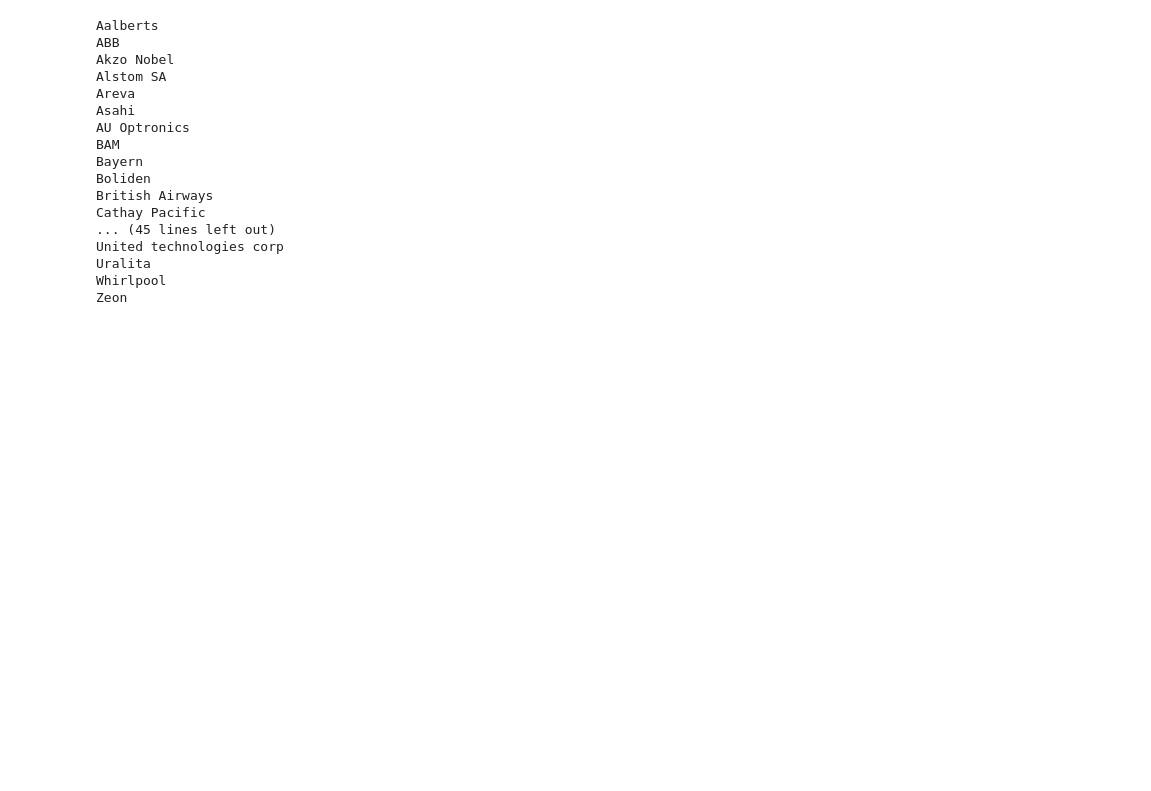
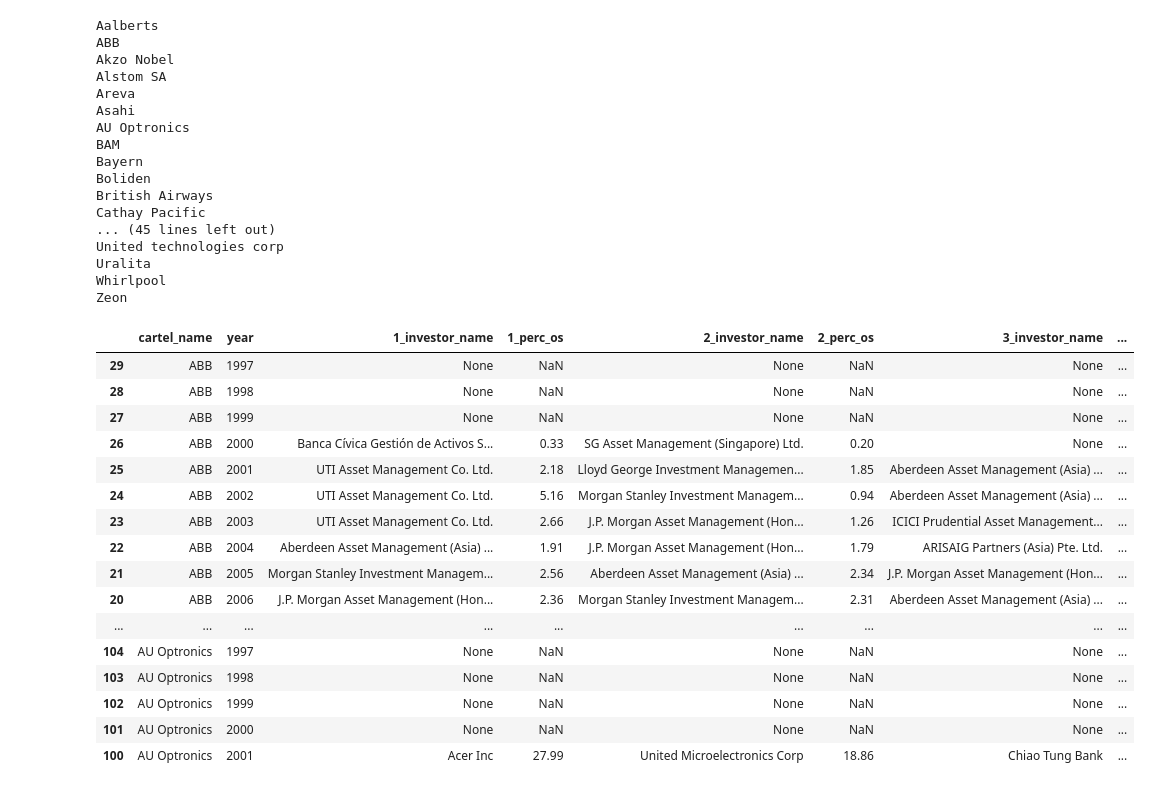
Before and after one commit to DeChrigi/BA_Thesis, a Jupyter notebook: shareholder_network.ipynb, the cells around one changed output. Cells and saved outputs as stored; diff of their text form; code cells hidden in the pictures; blank space fills up the shorter version.

```diff
--- a/shareholder_network.ipynb
+++ b/shareholder_network.ipynb
@@ -221,3 +204,78 @@ United technologies corp
 Uralita
 Whirlpool
 Zeon
+# %%
+# List to store the final results in the desired format
+top_investors_list = []
+
+for df in dfs:
+    # Get all columns that contain 'perc_os' in their name (i.e. ownership percentage per year)
+    perc_os_columns = df.columns[df.columns.str.contains('perc_os')]
+
+    # Convert these columns to numeric data type (in case they are strings)
+    df[perc_os_columns] = df[perc_os_columns].apply(pd.to_numeric, errors='coerce')
+
+    # Get the name of the cartel (e.g. "ABB")
+    cartel_name = df["cartel_name"][0]
+
+    for column in perc_os_columns:
+        # Extract the year from the column name (e.g. 'perc_os_2020' → '2020')
+        year = column[-4:]
+
+        # Get the top 5 investors based on ownership percentage for that year
+        top5 = df.nlargest(5, column)[["investor_name", column]].reset_index(drop=True)
+
+        # Create a result dictionary for this cartel-year combination
+        result = {
+            "cartel_name": cartel_name,
+            "year": year
+        }
+
+        # Add the top 5 investors and their ownership percentages
+        for i in range(5):
+            try:
+                investor = top5.loc[i, "investor_name"]
+                perc = top5.loc[i, column]
+
+                 # If the percentage is NaN, set both to None
+                if pd.isna(perc):
+                    investor = None
+                    perc = None
+
+            except IndexError:
+                # In case there are fewer than 5 investors
+                investor = None
+                perc = None
+
+            result[f"{i+1}_investor_name"] = investor
+            result[f"{i+1}_perc_os"] = perc
+
+        # Append the result to the final list
+        top_investors_list.append(result)
+
+# Convert the result list into a DataFrame (optional)
+top_investors_df = pd.DataFrame(top_investors_list)
+
+# Sort the DataFrame by cartel_name (ascending) and year (ascending)
+top_investors_df = top_investors_df.sort_values(by=["cartel_name", "year"], ascending=[True, True])
+
+# Show the first 15 rows
+top_investors_df.head(10)
+# %% [output]
+|  | cartel_name | year | 1_investor_name | 1_perc_os | 2_investor_name | 2_perc_os | 3_investor_name | ... |
+| 29 | ABB | 1997 | None | NaN | None | NaN | None | ... |
+| 28 | ABB | 1998 | None | NaN | None | NaN | None | ... |
+| 27 | ABB | 1999 | None | NaN | None | NaN | None | ... |
+| 26 | ABB | 2000 | Banca Cívica Gestión de Activos S... | 0.33 | SG Asset Management (Singapore) Ltd. | 0.20 | None | ... |
+| 25 | ABB | 2001 | UTI Asset Management Co. Ltd. | 2.18 | Lloyd George Investment Managemen... | 1.85 | Aberdeen Asset Management (Asia) ... | ... |
+| 24 | ABB | 2002 | UTI Asset Management Co. Ltd. | 5.16 | Morgan Stanley Investment Managem... | 0.94 | Aberdeen Asset Management (Asia) ... | ... |
+| 23 | ABB | 2003 | UTI Asset Management Co. Ltd. | 2.66 | J.P. Morgan Asset Management (Hon... | 1.26 | ICICI Prudential Asset Management... | ... |
+| 22 | ABB | 2004 | Aberdeen Asset Management (Asia) ... | 1.91 | J.P. Morgan Asset Management (Hon... | 1.79 | ARISAIG Partners (Asia) Pte. Ltd. | ... |
+| 21 | ABB | 2005 | Morgan Stanley Investment Managem... | 2.56 | Aberdeen Asset Management (Asia) ... | 2.34 | J.P. Morgan Asset Management (Hon... | ... |
+| 20 | ABB | 2006 | J.P. Morgan Asset Management (Hon... | 2.36 | Morgan Stanley Investment Managem... | 2.31 | Aberdeen Asset Management (Asia) ... | ... |
+| ... | ... | ... | ... | ... | ... | ... | ... | ... |
+| 104 | AU Optronics | 1997 | None | NaN | None | NaN | None | ... |
+| 103 | AU Optronics | 1998 | None | NaN | None | NaN | None | ... |
+| 102 | AU Optronics | 1999 | None | NaN | None | NaN | None | ... |
+| 101 | AU Optronics | 2000 | None | NaN | None | NaN | None | ... |
+| 100 | AU Optronics | 2001 | Acer Inc | 27.99 | United Microelectronics Corp | 18.86 | Chiao Tung Bank | ... |
```
Also changed, not shown: parts of 1 cell of this notebook.
